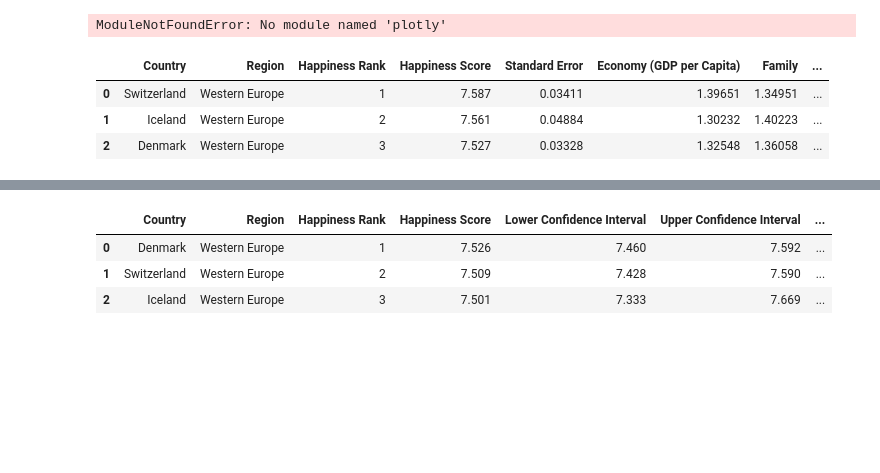
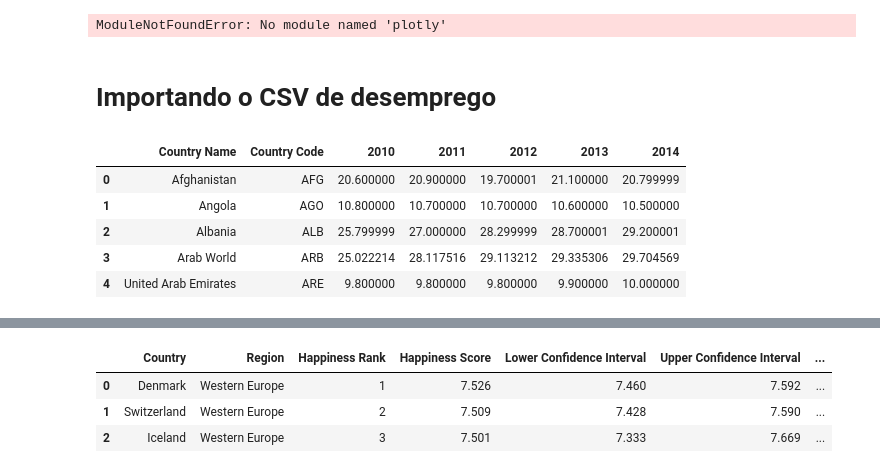
Before and after one commit to marianhoc/world-happiness-analisis, a Jupyter notebook: Trabalho-data-science.ipynb, the cells around one changed output, grey strips where cells are left out. Drawn from its saved outputs; the diff is of its cells as text; code cells hidden in the pictures; blank space fills up the shorter version.

```diff
--- a/Trabalho-data-science.ipynb
+++ b/Trabalho-data-science.ipynb
@@ -25,10 +25,15 @@ df_geral = pd.read_csv("Geral.csv", delimiter=";")
 ano_15 = pd.read_csv("15.csv")
 ano_16 = pd.read_csv("16.csv")
 ano_17 = pd.read_csv("17.csv")
-# %%
-ano_15.head(3)
-# %% [output]
-|  | Country | Region | Happiness Rank | Happiness Score | Standard Error | Economy (GDP per Capita) | Family | ... |
-| 0 | Switzerland | Western Europe | 1 | 7.587 | 0.03411 | 1.39651 | 1.34951 | ... |
-| 1 | Iceland | Western Europe | 2 | 7.561 | 0.04884 | 1.30232 | 1.40223 | ... |
-| 2 | Denmark | Western Europe | 3 | 7.527 | 0.03328 | 1.32548 | 1.36058 | ... |
+# %% [markdown]
+# Importando o CSV de desemprego
+# %%
+desemprego = pd.read_csv("desemprego.csv")
+desemprego.head(5)
+# %% [output]
+|  | Country Name | Country Code | 2010 | 2011 | 2012 | 2013 | 2014 |
+| 0 | Afghanistan | AFG | 20.600000 | 20.900000 | 19.700001 | 21.100000 | 20.799999 |
+| 1 | Angola | AGO | 10.800000 | 10.700000 | 10.700000 | 10.600000 | 10.500000 |
+| 2 | Albania | ALB | 25.799999 | 27.000000 | 28.299999 | 28.700001 | 29.200001 |
+| 3 | Arab World | ARB | 25.022214 | 28.117516 | 29.113212 | 29.335306 | 29.704569 |
+| 4 | United Arab Emirates | ARE | 9.800000 | 9.800000 | 9.800000 | 9.900000 | 10.000000 |
```
Also changed, not shown: parts of 9 cells of this notebook, 3 other files.
